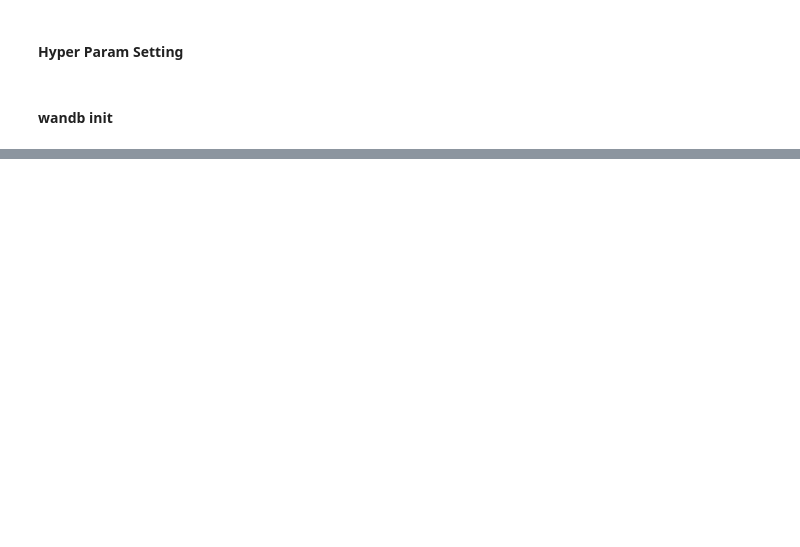
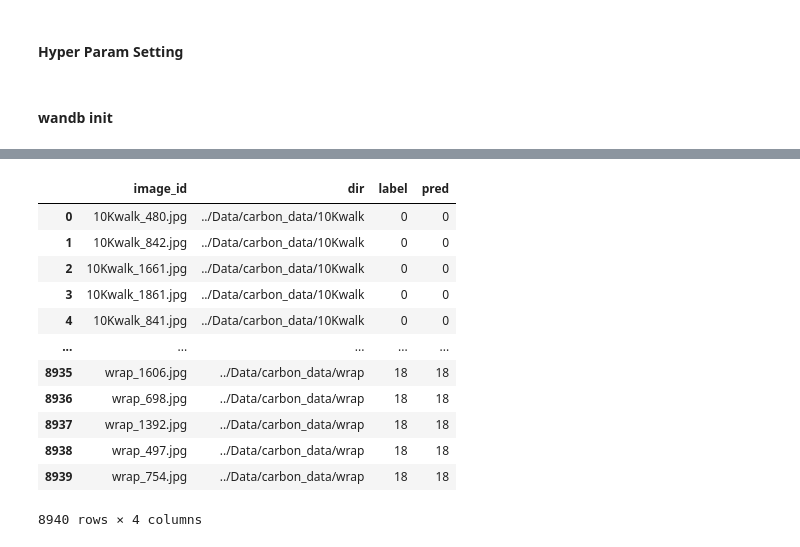
Before and after one commit to hojunking/KD_models, a Jupyter notebook: teacher_classifier.ipynb, the cells around one changed output, grey strips where cells are left out. Drawn from its saved outputs; the diff is of its cells as text; code cells hidden in the pictures; blank space fills up the shorter version.

```diff
--- a/teacher_classifier.ipynb
+++ b/teacher_classifier.ipynb
@@ -660,6 +743,22 @@ with torch.no_grad():
 predictions = np.mean(predictions, axis=0)
 test['pred'] = np.argmax(predictions, axis=1)
 #test['confidence score'] =np.max(predictions, axis=1)
+# %%
+test
+# %% [output]
+|  | image_id | dir | label | pred |
+| 0 | 10Kwalk_480.jpg | ../Data/carbon_data/10Kwalk | 0 | 0 |
+| 1 | 10Kwalk_842.jpg | ../Data/carbon_data/10Kwalk | 0 | 0 |
+| 2 | 10Kwalk_1661.jpg | ../Data/carbon_data/10Kwalk | 0 | 0 |
+| 3 | 10Kwalk_1861.jpg | ../Data/carbon_data/10Kwalk | 0 | 0 |
+| 4 | 10Kwalk_841.jpg | ../Data/carbon_data/10Kwalk | 0 | 0 |
+| ... | ... | ... | ... | ... |
+| 8935 | wrap_1606.jpg | ../Data/carbon_data/wrap | 18 | 18 |
+| 8936 | wrap_698.jpg | ../Data/carbon_data/wrap | 18 | 18 |
+| 8937 | wrap_1392.jpg | ../Data/carbon_data/wrap | 18 | 18 |
+| 8938 | wrap_497.jpg | ../Data/carbon_data/wrap | 18 | 18 |
+| 8939 | wrap_754.jpg | ../Data/carbon_data/wrap | 18 | 18 |
+8940 rows × 4 columns
 # %%
 test['label'] = le.inverse_transform(test['label'].values)
 test['pred'] = le.inverse_transform(test['pred'].values)
```
Also changed, not shown: parts of 17 cells of this notebook, 1 other file.
